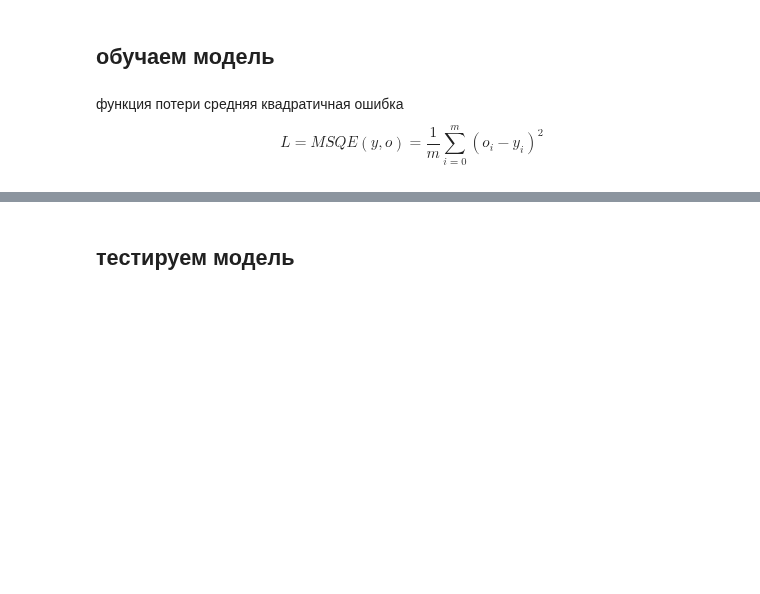
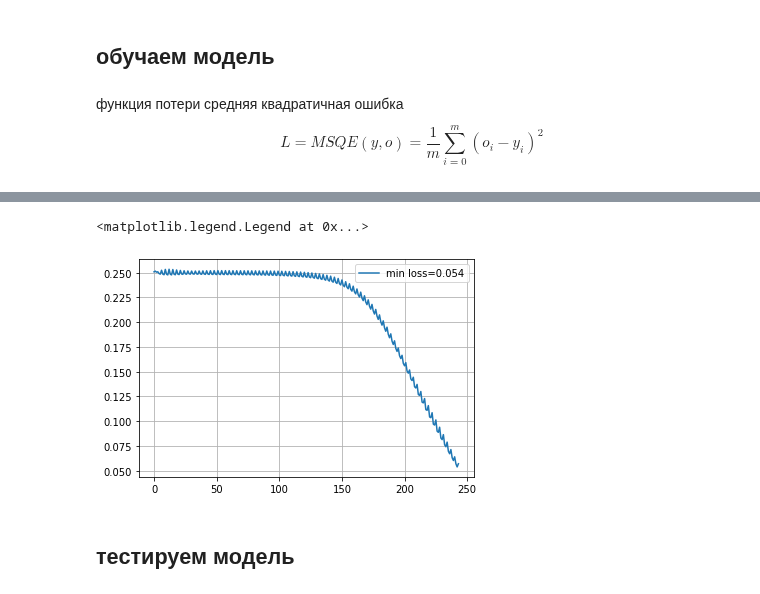
Before and after one commit to mechanoid5/ml_lectorium_legacy, a Jupyter notebook: examples/18-ann/04-mlp-torch.ipynb, the cells around one changed output, grey strips where cells are left out. Drawn from its saved outputs; the diff is of its cells as text; code cells hidden in the pictures; blank space fills up the shorter version.

```diff
--- a/examples/18-ann/04-mlp-torch.ipynb
+++ b/examples/18-ann/04-mlp-torch.ipynb
@@ -221,7 +185,10 @@ plt.legend()
 # %%
 # история изменения значений ф-ции потери
-plt.plot(result.history['loss'],label='min loss=%.3f'%(min(result.history['loss'])))
+plt.plot(loss_history,label='min loss=%.3f'%(min(loss_history)))
 plt.grid()
 plt.legend()
+# %% [output]
+<matplotlib.legend.Legend at 0x...>
+[figure, added]
 # %% [markdown]
 ## тестируем модель
```
Also changed, not shown: parts of 30 cells of this notebook, 2 other files.
